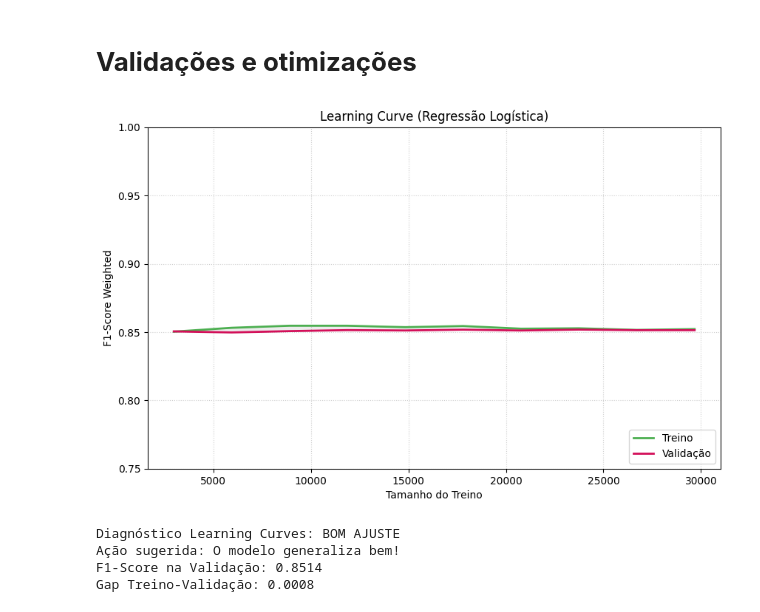
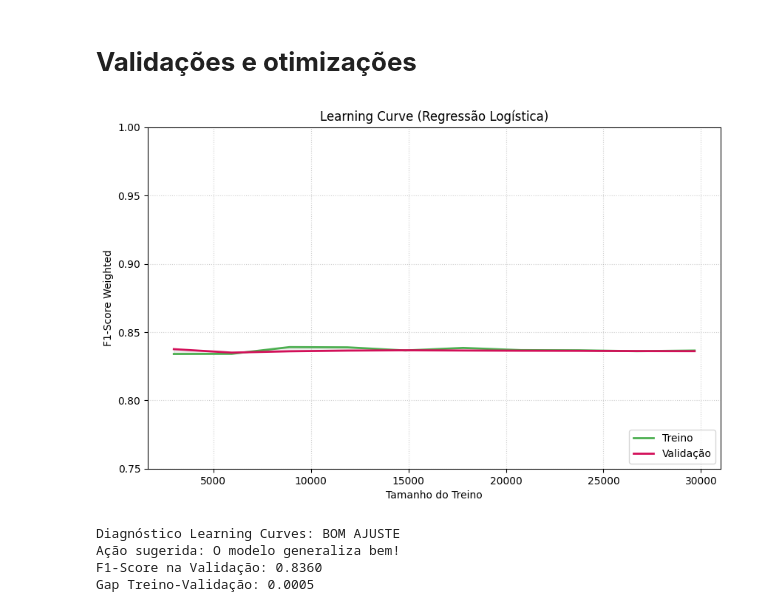
Before and after one commit to jcdematos/fiap-iast-tech-challange-03, a Jupyter notebook: jupyter-notebooks/Modelo_Classificação_Regressao_Logistica_Fase3.ipynb, the cells around one changed output. Drawn from its saved outputs; the diff is of its cells as text; code cells hidden in the pictures.

```diff
--- a/jupyter-notebooks/Modelo_Classificação_Regressao_Logistica_Fase3.ipynb
+++ b/jupyter-notebooks/Modelo_Classificação_Regressao_Logistica_Fase3.ipynb
@@ -171,7 +153,7 @@ dados_mais_pib_renda.head()
 imputer_num = SimpleImputer(strategy='median')
 
 # Aplica apenas nas colunas numéricas
-dados_nulos = ['renda_media_per_capita_R$','renda_media_per_capita_R$','densidade_demografica']
+dados_nulos = ['renda_media_per_capita_R$','pib_per_capita_R$','densidade_demografica']
 dados_mais_pib_renda[dados_nulos] = imputer_num.fit_transform(dados_mais_pib_renda[dados_nulos])
 
 dados_mais_pib_renda.head()
@@ -203,7 +185,7 @@ dados_mais_pib_renda.head()
 y_bruto = dados_mais_pib_renda['status_meta']
 
 #Definição do X
-X_bruto = dados_mais_pib_renda[['id_municipio', 'total_avaliados', 'ano', 'taxa_alfabetizacao_real','sigla_uf','renda_media_per_capita_R$','renda_media_per_capita_R$','densidade_demografica']]
+X_bruto = dados_mais_pib_renda[['id_municipio', 'total_avaliados', 'ano', 'taxa_alfabetizacao_real','sigla_uf','renda_media_per_capita_R$','pib_per_capita_R$','densidade_demografica']]
 
 #Feature encoding do X
   # Aplicar One-Hot Encoding en sigla_uf (Estado)
@@ -284,7 +266,7 @@ random_search = RandomizedSearchCV(
 )
 
 # 4. Executar a busca nos dados normalizados
-random_search.fit(X_train_scaled, y_train)
+random_search.fit(X_train_selected, y_train)
 
 # 5. Exibir os resultados
 print(f"Melhor score (Validação Cruzada): {random_search.best_score_:.4f}")
@@ -388,7 +370,7 @@ ROC AUC Score Geral (Weighted): 0.9491
 # 1. Learning Curves com a métrica (f1_weighted)
 train_sizes, train_scores, val_scores = learning_curve(
     random_search.best_estimator_,
-    X_train_scaled,
+    X_train_selected,
     y_train,
     cv=5,
     train_sizes=np.linspace(0.1, 1.0, 10),
@@ -450,35 +432,35 @@ print(f'Gap Treino-Validação: {gap:.4f}\n')
 # plt.figure(figsize=(10, 6))
 # plt.plot(param_range, train_mean, label='Treino',
 #          color='#4CAF50')
 # plt.plot(param_range, val_mean, label='Validação',
 #          color='#D30F59')
 # plt.axvline(best_depth, color='#FFD54F', linestyle='--',
 #             label=f'Melhor max_depth={best_depth}')
 # plt.xlabel('max_depth')
 # plt.ylabel('Erro (MSE)')
 # plt.legend()
 # plt.title('Validation Curve')
 # print(f'Melhor max_depth: {best_depth}')
 
 # #Complexidade crescente (polinômios de grau 1 a 20)
 # degrees = [1, 2, 3, 5, 10, 20]
 # for deg in degrees:
 #     model = Pipeline([
 #         ('poly', PolynomialFeatures(deg)),
 #         ('lin', LinearRegression())
 #     ])
 #     model.fit(X_train_scaled, y_train)
 #     tr_err = mean_squared_error(y_train, model.predict(X_train_scaled))
 #     te_err = mean_squared_error(y_test, model.predict(X_test_scaled))
 
 #     status = ('UNDERFITTING' if tr_err > 0.5 and te_err > 0.5
 #               else 'OVERFITTING' if te_err > tr_err * 2
 #               else 'BOM AJUSTE')
 #     print(f'Grau {deg:2d} | Treino={tr_err:.3f} | '
 #           f'Teste={te_err:.3f} | {status}')
 # %% [output]
-[figure, old version]
+[figure, new version]
 Diagnóstico Learning Curves: BOM AJUSTE
 Ação sugerida: O modelo generaliza bem!
-F1-Score na Validação: 0.8514
-Gap Treino-Validação: 0.0008
+F1-Score na Validação: 0.8360
+Gap Treino-Validação: 0.0005
```
Also changed, not shown: parts of 7 cells of this notebook.
